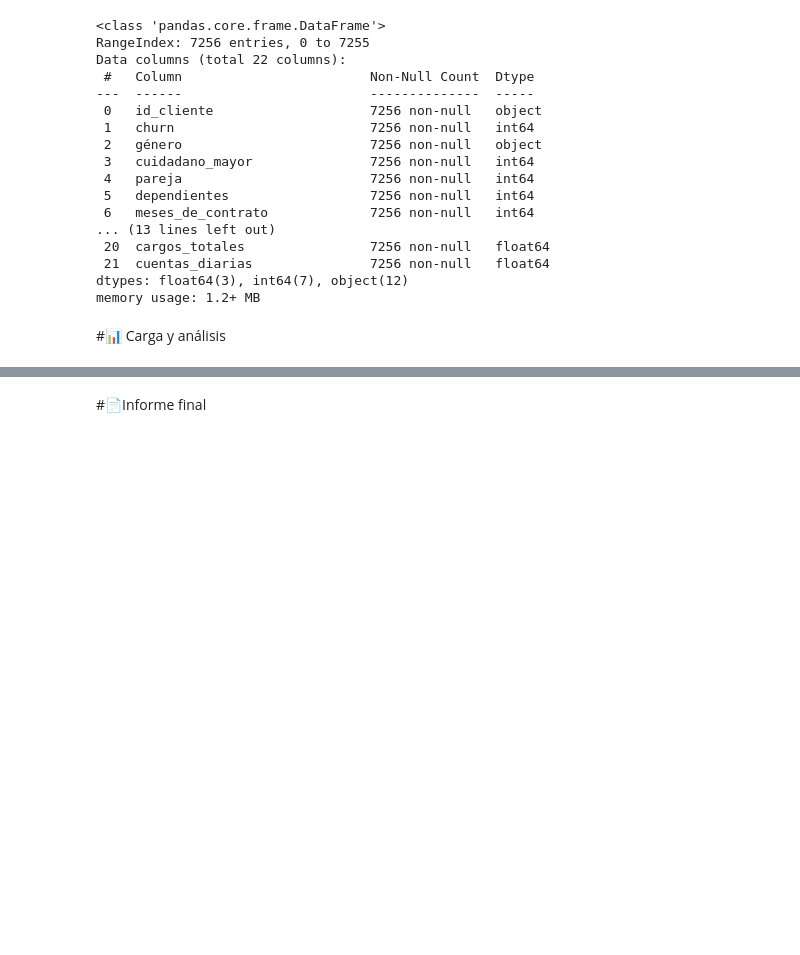
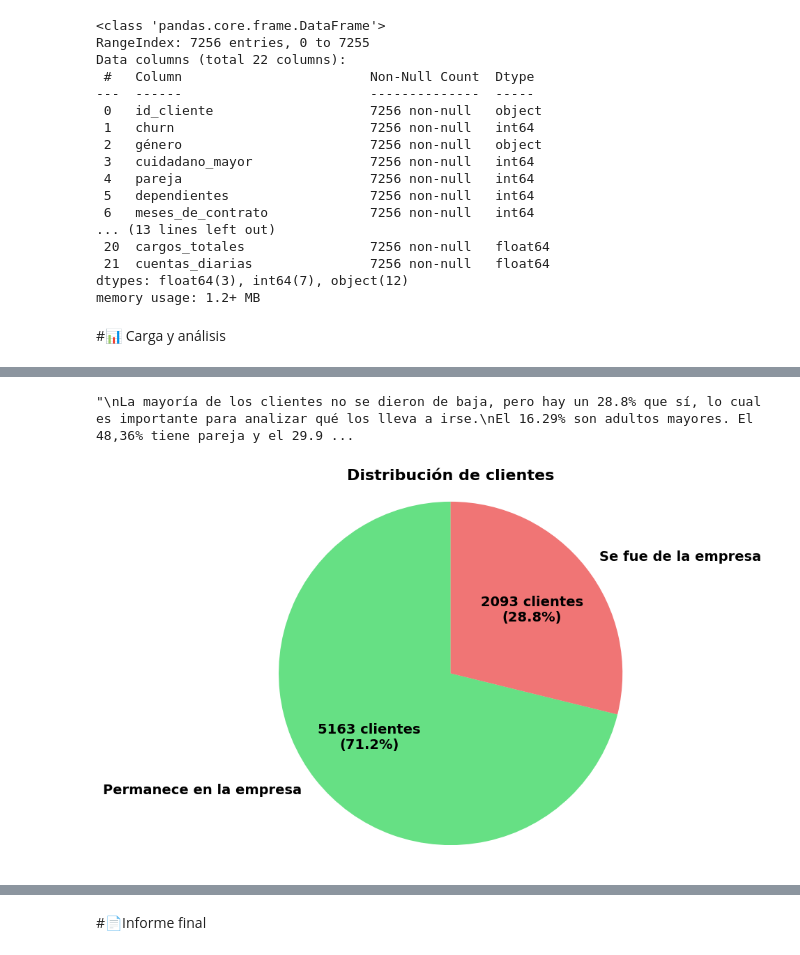
Before and after one commit to AlanGranea/Challenge-Telecom-X, a Jupyter notebook: Challenge_Telecom_X.ipynb, the cells around one changed output, grey strips where cells are left out. Saved outputs shown, nothing was run; the diff lists cells and outputs as text; code cells hidden in the pictures; blank space fills up the shorter version.

```diff
--- a/Challenge_Telecom_X.ipynb
+++ b/Challenge_Telecom_X.ipynb
@@ -195,7 +195,7 @@ print(indices_vacios.tolist())
 # %% [output]
 [975, 1775, 1955, 2075, 2232, 2308, 2930, 3134, 3203, 4169, 5599]
 # %%
-df_normalizado.loc[df_normalizado["Churn"] == "", "Churn"] = "No"
+df_normalizado.loc[df_normalizado["Churn"] == "", "Churn"] = "Yes"
 # %%
 df_normalizado.query("Churn == ''").index
 # %% [output]
@@ -370,6 +371,7 @@ dtype: object
 # %%
 columnas_booleanas = ['churn', 'pareja', 'dependientes', 'servicio_telefonico', 'factura_en_linea']
 df_normalizado[columnas_booleanas] = df_normalizado[columnas_booleanas].replace({'Yes': True, 'No': False})
+df_normalizado[columnas_booleanas] = df_normalizado[columnas_booleanas].infer_objects(copy=False)
 df_normalizado[columnas_booleanas] = df_normalizado[columnas_booleanas].astype(int)
 df_normalizado
 # %% [output]
@@ -539,7 +541,7 @@ memory usage: 1.2+ MB
 df_normalizado['género'] = df_normalizado['género'].replace({'Female': 'Femenino', 'Male': 'Masculino'})
 df_normalizado['servicio_internet'] = df_normalizado['servicio_internet'].replace({'Fiber optic': 'Fibra óptica'})
 df_normalizado['tipo_de_contrato'] = df_normalizado['tipo_de_contrato'].replace({'One year': 'Un año', 'Month-to-month': 'Mes a mes', 'Two year': 'Dos años'})
-df_normalizado['forma_de_pago'] = df_normalizado['forma_de_pago'].replace({'Mailed check': 'Cheque por correo', 'Electronic check': 'Cheque electrónico', 'Credit card (automatic)': 'Tarjeta de crédito (automático)', 'Bank transfer (automatic)': 'Transferencia bancaria (automático)'})
+df_normalizado['forma_de_pago'] = df_normalizado['forma_de_pago'].replace({'Mailed check': 'Cheque por correo', 'Electronic check': 'Cheque electrónico', 'Credit card (automatic)': 'Tarjeta de crédito', 'Bank transfer (automatic)': 'Transferencia bancaria'})
 # %%
 df_normalizado
 # %% [output]
@@ -597,0 +634,45 @@ memory usage: 1.2+ MB
+# %%
+"""
+La mayoría de los clientes no se dieron de baja, pero hay un 28.8% que sí, lo cual es importante para analizar qué los lleva a irse.
+El 16.29% son adultos mayores. El 48,36% tiene pareja y el 29.9% tiene dependientes.
+El 90% usa servicio telefónico y el uso de factura en línea está en crecimiento, el 59% lo prefiere.
+En la columna 'meses_de_contrato', la mediana es menor que la media, lo que sugiere que los clientes que han estado mucho tiempo “empujan” el promedio hacia arriba. Además, el 25% de los clientes ha estado menos de
+9 meses, el 50% ha estado menos de 29 meses y el 75% ha estado menos de 55 meses. Con una desviación estándar tan alta del 24.55%, los contratos tienen duraciones muy diversas.
+Los cargos mensuales y totales son variables con alta dispersión, lo que sugiere distintos planes o niveles de uso.
+
+En promedio, un cliente paga unos 64.75 dolares por mes	y hay bastante variación entre lo que pagan distintos clientes mensualmente.
+El 25% paga menos de 35.45 por mes. El 50% paga menos de 70.30 al mes y el 75% paga menos de 89.90 (Solo el 25% paga más que esto).
+Con esto la distribución parece estar ligeramente sesgada a la izquierda, ya que la mediana está por encima de la media.
+
+En promedio, un cliente ha pagado 2280.63 en total durante todo su contrato. Acá la desviación es altísima y la cantidad total pagada varía muchísimo entre clientes.
+Un cuarto de los clientes ha pagado menos de 400.	La mitad ha pagado menos de 1391 y el 75% ha pagado menos de 3785.30.
+"""
+# %% [output]
+"\nLa mayoría de los clientes no se dieron de baja, pero hay un 28.8% que sí, lo cual es importante para analizar qué los lleva a irse.\nEl 16.29% son adultos mayores. El 48,36% tiene pareja y el 29.9 ...
+# %%
+import matplotlib.pyplot as plt
+
+labels_map = {0: 'Permanece en la empresa', 1: 'Se fue de la empresa'}
+churn_mapeado = df_normalizado['churn'].map(labels_map)
+conteo = churn_mapeado.value_counts()
+
+colores = [
+    (0.0, 0.8, 0.2, 0.6),
+    (0.9, 0.1, 0.1, 0.6)
+]
+
+plt.figure(figsize=(7, 7))
+plt.pie(
+    conteo,
+    labels=conteo.index,
+    colors=colores,
+    startangle=90,
+    autopct=lambda p: f'{int(round(p * sum(conteo) / 100))} clientes\n({p:.1f}%)',
+    textprops={'fontsize': 14, 'fontweight': 'bold'}
+)
+
+plt.title('Distribución de clientes', fontsize=16, fontweight='bold')
+plt.axis('equal')
+plt.show()
+# %% [output]
+[figure, added]
```
Also changed, not shown: parts of 14 cells of this notebook.
